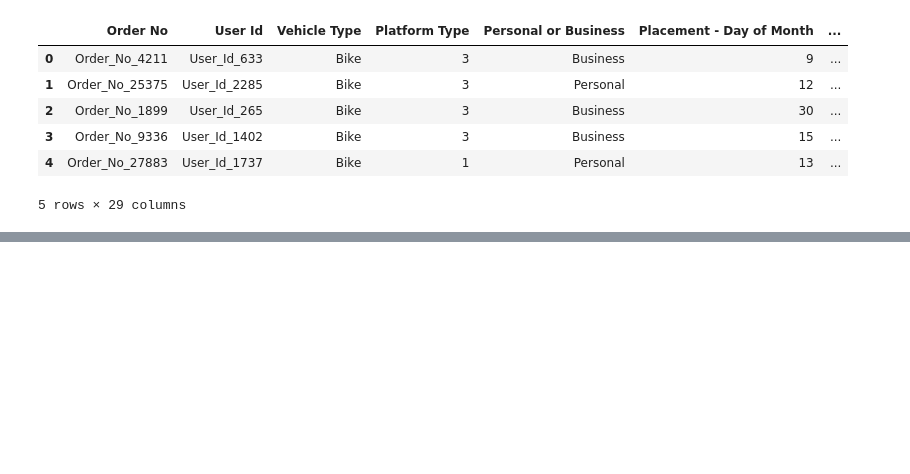
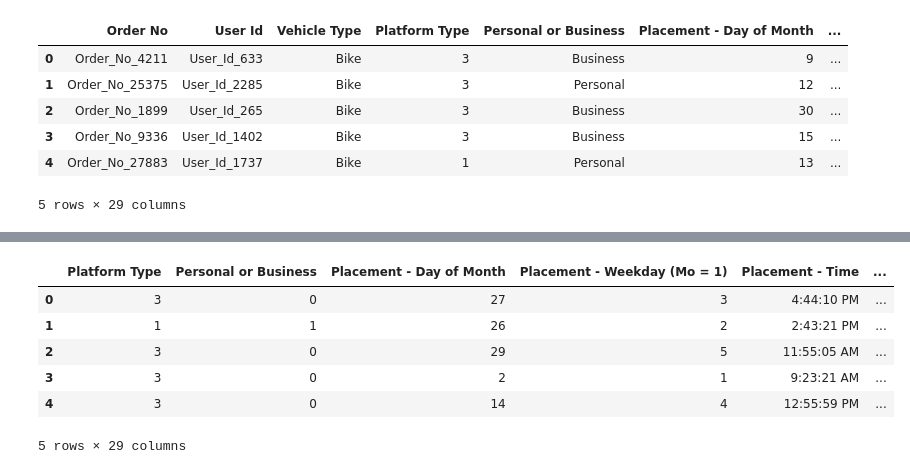
Before and after one commit to Valaska/Team_3_JHB, a Jupyter notebook: Regression+model (1).ipynb, the cells around one changed output, grey strips where cells are left out. Cells and saved outputs as stored; diff of their text form; code cells hidden in the pictures; blank space fills up the shorter version.

```diff
--- a/Regression+model (1).ipynb
+++ b/Regression+model (1).ipynb
@@ -45,5 +59,10 @@ new_train_data.head()
 # %%
 from sklearn.preprocessing import LabelEncoder
 le = LabelEncoder()
-new_train_data['Personal or Business'] = le.fit_transform(new_train_data['Personal or Business'])
+dataset['Personal or Business'] = le.fit_transform(dataset['Personal or Business'])
+test_data['Personal or Business'] = le.transform(test_data['Personal or Business'])
+# %%
+column_titles = [col for col in dataset.columns if col!= 'Time from Pickup to Arrival'] + ['Time from Pickup to Arrival']
+dataset=dataset.reindex(columns=column_titles)
+test_data =test_data.reindex(columns=column_titles)
 # %%
@@ -62,0 +78,10 @@ NameError: name 'new_train_data' is not defined
+# %%
+test_data.head()
+# %% [output]
+|  | Platform Type | Personal or Business | Placement - Day of Month | Placement - Weekday (Mo = 1) | Placement - Time | ... |
+| 0 | 3 | 0 | 27 | 3 | 4:44:10 PM | ... |
+| 1 | 1 | 1 | 26 | 2 | 2:43:21 PM | ... |
+| 2 | 3 | 0 | 29 | 5 | 11:55:05 AM | ... |
+| 3 | 3 | 0 | 2 | 1 | 9:23:21 AM | ... |
+| 4 | 3 | 0 | 14 | 4 | 12:55:59 PM | ... |
+5 rows × 29 columns
```
Also changed, not shown: parts of 14 cells of this notebook.
